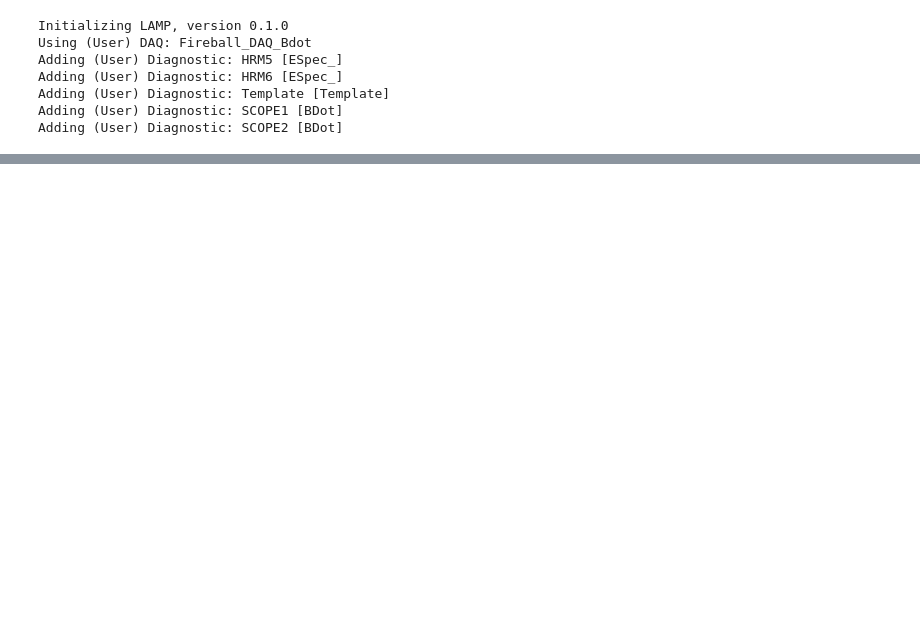
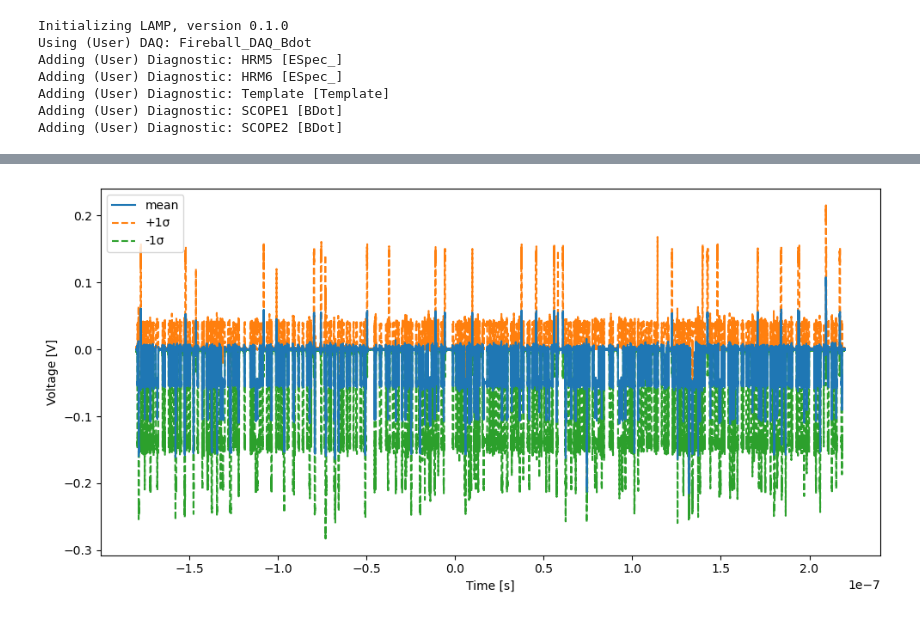
Before and after one commit to ELos385/Fireball_III_analysis, a Jupyter notebook: scripts/BDots/BDot_test.ipynb, the cells around one changed output, grey strips where cells are left out. Saved outputs shown, nothing was run; the diff lists cells and outputs as text; code cells hidden in the pictures; blank space fills up the shorter version.

```diff
--- a/scripts/BDots/BDot_test.ipynb
+++ b/scripts/BDots/BDot_test.ipynb
@@ -70,0 +81,4 @@ fig = plt.plot(shot_data[1]['time'], shot_data[1]['channels'][:, 1])
+# %%
+template.plot_scope(shot_data, channels=['CH2'], average=True, show_error=True)
+# %% [output]
+[figure, added]
```
Also changed, not shown: parts of 6 cells of this notebook, 1 other file.
